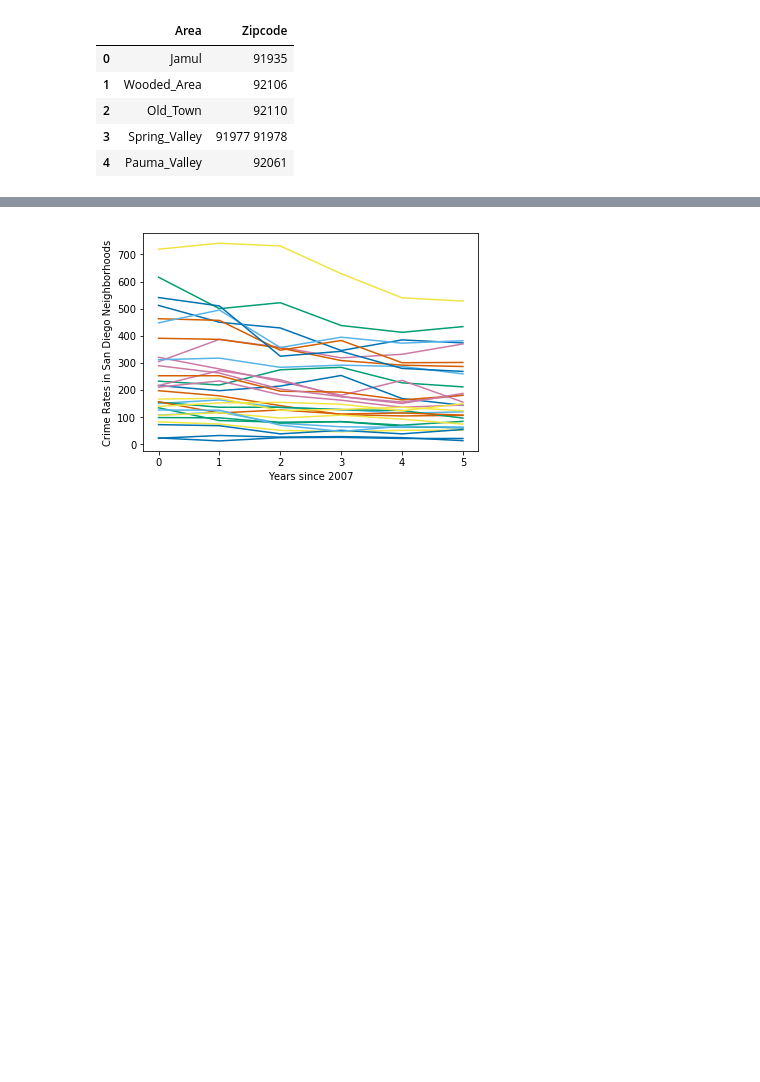
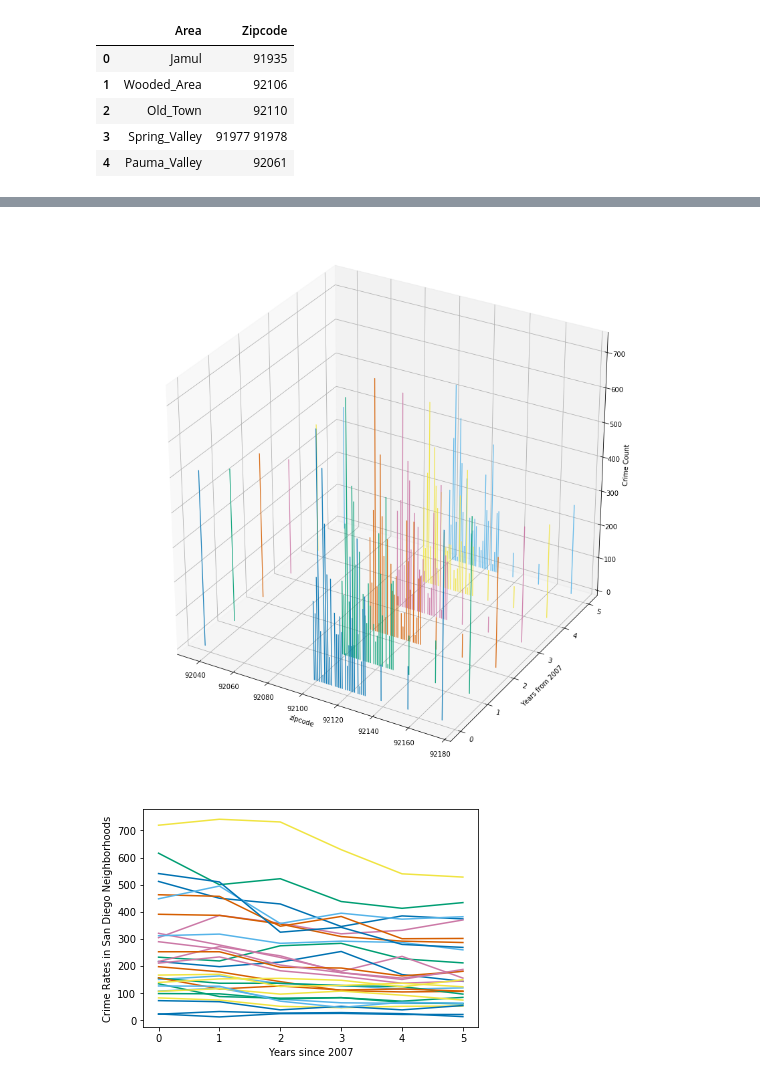
Before and after one commit to mec029/COGS108-Gentrification, a Jupyter notebook: Crime_Rate.ipynb, the cells around one changed output, grey strips where cells are left out. Cells and saved outputs as stored; diff of their text form; code cells hidden in the pictures; blank space fills up the shorter version.

Commit message:
Add files via upload
3D bread and 3D visualization

```diff
--- a/Crime_Rate.ipynb
+++ b/Crime_Rate.ipynb
@@ -249,3 +251,35 @@ for i in range(years):
+# %%
+#plt.plot(crimebread3D.T[0][0][:], crimebread3D[0][1][:])
+numcr = []
+for i in range(len(year_list)):
+    numcr.append(list(crimebread3D[i][0][:]))
+
+x = list(crimebread3D[0][1][:])
+# %%
+fig = plt.figure(1, figsize=(15,15))
+
+ax = fig.add_subplot(111, projection='3d')
+#['r', 'g', 'b', 'y', 'r', 'g']
+idk = [0, 1, 2, 3 , 4, 5]
+
+for c, f in zip(['r', 'g', 'b', 'y', 'r', 'g'], [0, 1, 2, 3, 4, 5]):
+    xs = x #zipcode
+    z = numcr[f]
+    ax.bar(xs, z, f, zdir = 'y', alpha = .9, width = .5)
+
+ax.set_xlabel('zipcode')
+ax.set_ylabel('Years from 2007')
+ax.set_zlabel('Crime Count')
+#ax.set_yticks([2007, 2008, 2009, 2010, 2011, 2012])
+#ax.set_yticklabels()
+labels = {}
+for l_c in range(0,6):
+    labels[l_c] = 'This is not normal'
+
+ax.set_yticklabels(labels, rotation = -15, verticalalignment = 'baseline', horizontalalignment = 'left')
+plt.show()
+# %% [output]
+[figure, added]
 # %%
 # graph crime rates throughout years 2007 - 2012 for all San Diego City Neighborhoods
 plt.xlabel('Years since 2007')
```
Also changed, not shown: parts of 20 cells of this notebook.
